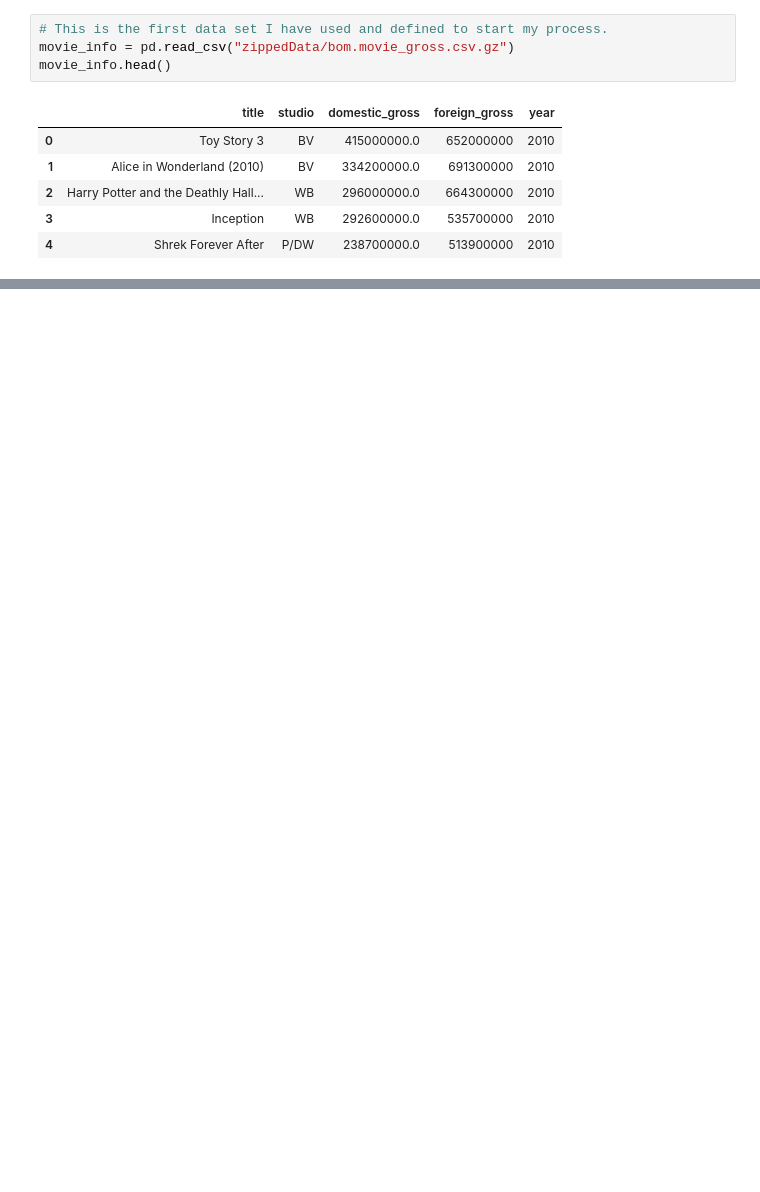
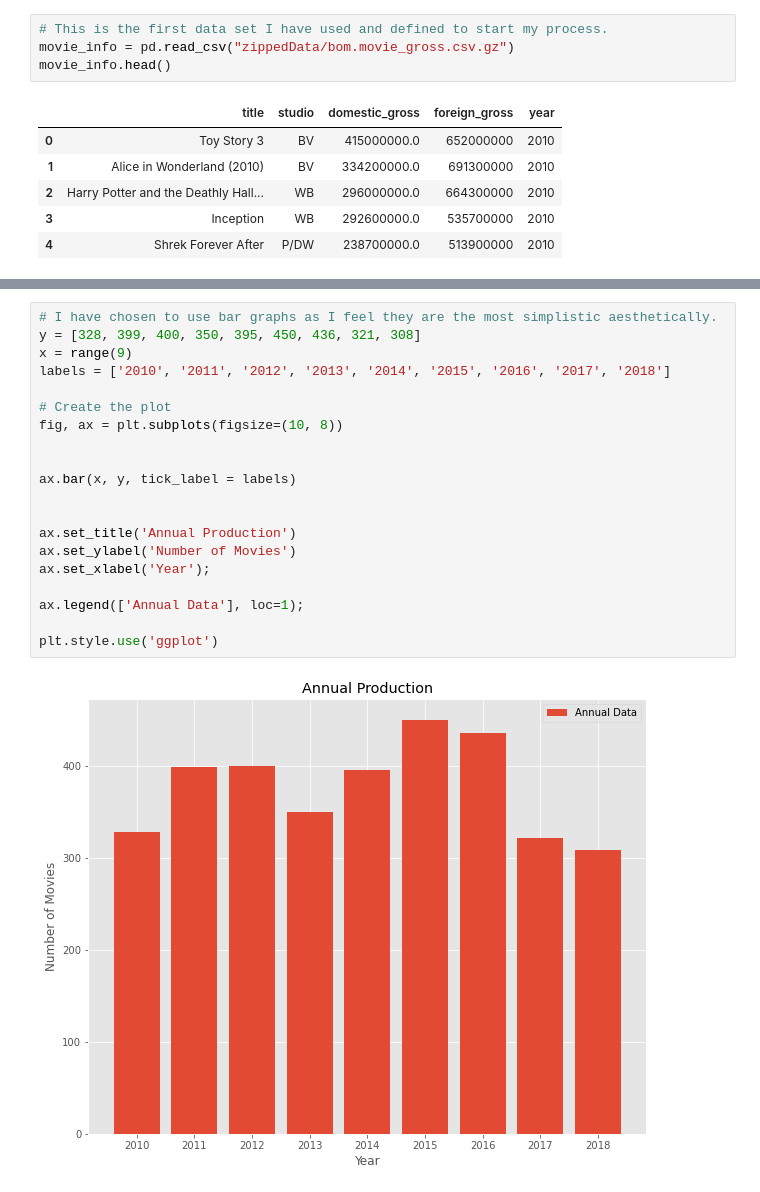
Before and after one commit to RyanKeats/dat_3_30th_August, a Jupyter notebook: student.ipynb, the cells around one changed output, grey strips where cells are left out. Cells and saved outputs as stored; diff of their text form; blank space fills up the shorter version.

```diff
--- a/student.ipynb
+++ b/student.ipynb
@@ -539,0 +176,22 @@ movie_info3.tail(10)
+# %%
+# I have chosen to use bar graphs as I feel they are the most simplistic aesthetically.
+y = [328, 399, 400, 350, 395, 450, 436, 321, 308]
+x = range(9)
+labels = ['2010', '2011', '2012', '2013', '2014', '2015', '2016', '2017', '2018']
+
+# Create the plot
+fig, ax = plt.subplots(figsize=(10, 8))
+
+
+ax.bar(x, y, tick_label = labels)
+
+
+ax.set_title('Annual Production')
+ax.set_ylabel('Number of Movies')
+ax.set_xlabel('Year');
+
+ax.legend(['Annual Data'], loc=1);
+
+plt.style.use('ggplot')
+# %% [output]
+[figure, added]
```
Also changed, not shown: parts of 77 cells of this notebook.
